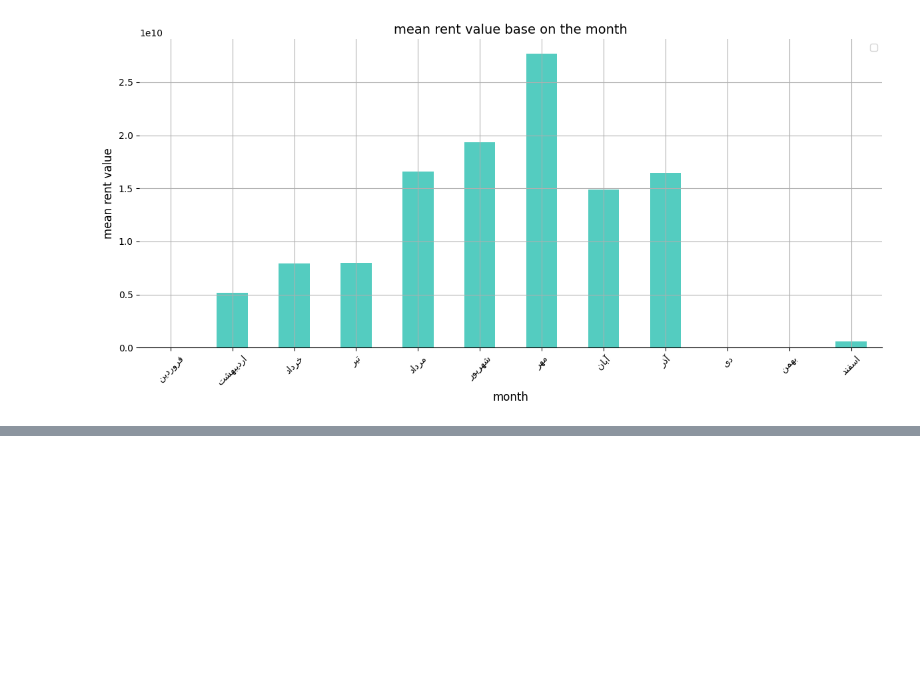
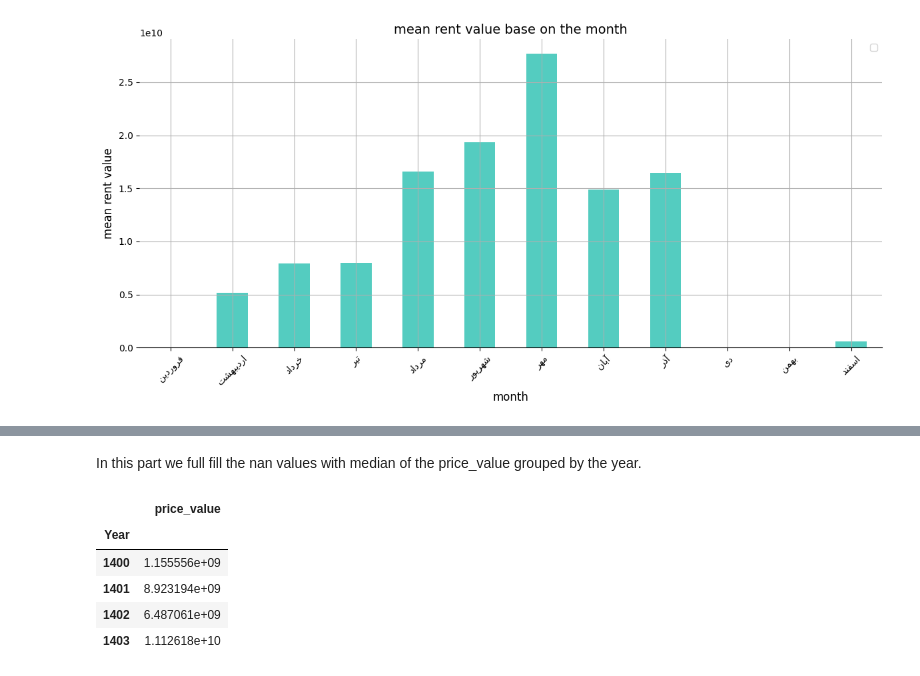
Before and after one commit to aminrafi394/quera-AI-first-project, a Jupyter notebook: ProjectOne.ipynb, the cells around one changed output, grey strips where cells are left out. Cells and saved outputs as stored; diff of their text form; code cells hidden in the pictures; blank space fills up the shorter version.

Commit message:
Some progress in the section 7 of the static part.

```diff
--- a/ProjectOne.ipynb
+++ b/ProjectOne.ipynb
@@ -187,0 +251,17 @@ plt.tight_layout()
+# %% [markdown]
+In this part we full fill the nan values with median of the price_value grouped by the year.
+# %%
+data_frame_7["price_value"] = data_frame_7["price_value"].fillna(
+    data_frame_7.groupby("Year")["price_value"].transform("median")
+)
+data_frame_7 = data_frame_7.groupby("Year").mean()
+data_frame_7 = data_frame_7.iloc[2:]
+
+data_frame_7
+# %% [output]
+|  | price_value |
+| Year |  |
+| 1400 | 1.155556e+09 |
+| 1401 | 8.923194e+09 |
+| 1402 | 6.487061e+09 |
+| 1403 | 1.112618e+10 |
```
Also changed, not shown: parts of 10 cells of this notebook.
